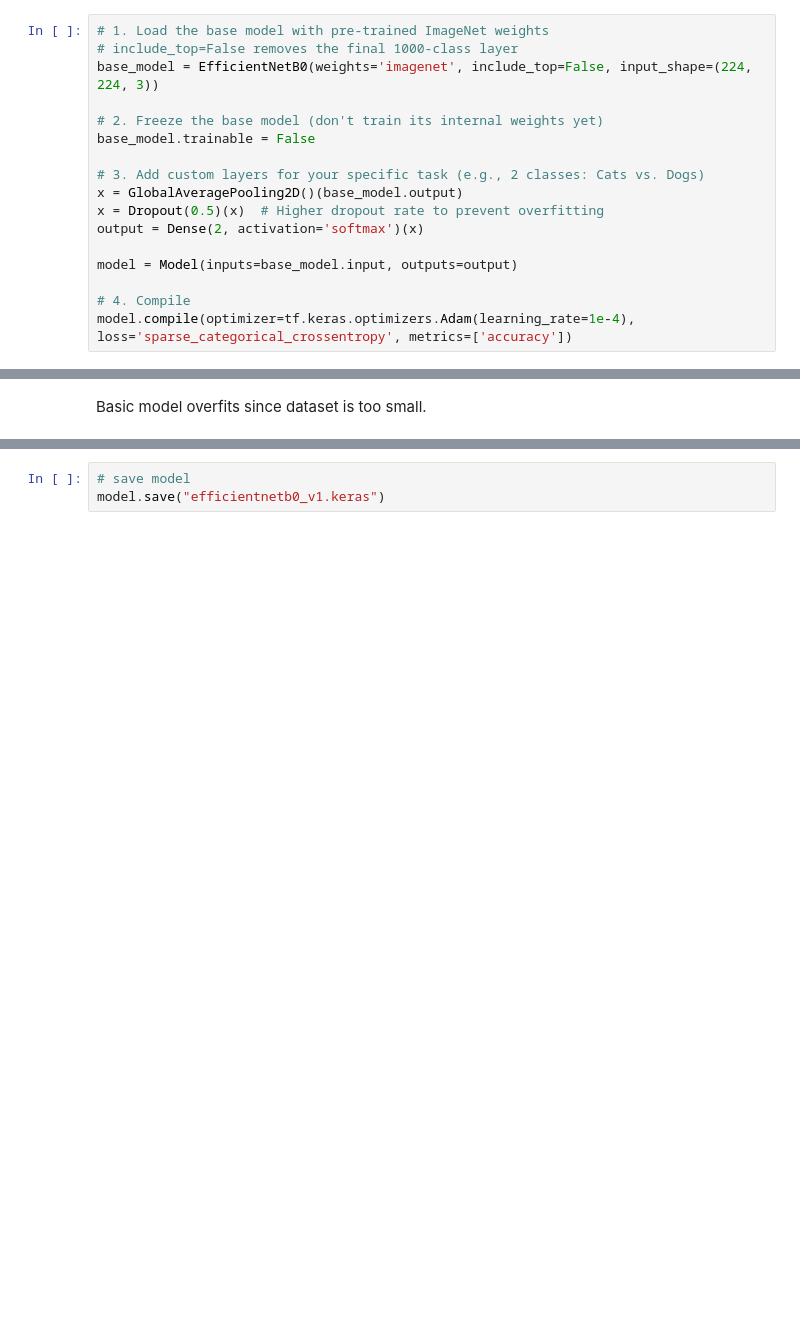
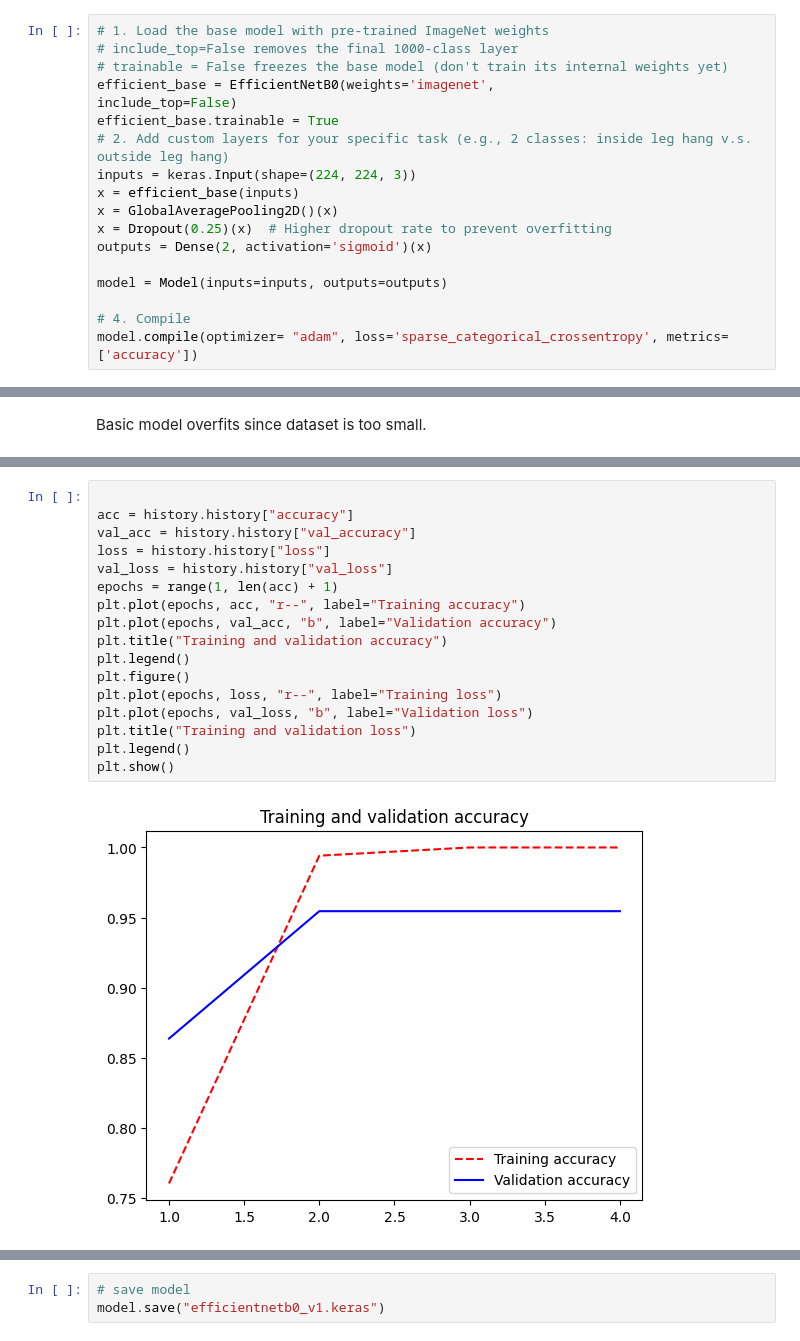
Before and after one commit to jqzhappyhours/pole-shape-classifier, a Jupyter notebook: model.ipynb, the cells around one changed output, grey strips where cells are left out. Saved outputs shown, nothing was run; the diff lists cells and outputs as text; blank space fills up the shorter version.

Commit message:
added more shapes

```diff
--- a/model.ipynb
+++ b/model.ipynb
@@ -68,17 +68,18 @@ plt.show()
 # %%
 # 1. Load the base model with pre-trained ImageNet weights
 # include_top=False removes the final 1000-class layer
-base_model = EfficientNetB0(weights='imagenet', include_top=False, input_shape=(224, 224, 3))
+# trainable = False freezes the base model (don't train its internal weights yet)
+efficient_base = EfficientNetB0(weights='imagenet',
+include_top=False)
+efficient_base.trainable = True
+# 2. Add custom layers for your specific task (e.g., 2 classes: inside leg hang v.s. outside leg hang)
+inputs = keras.Input(shape=(224, 224, 3))
+x = efficient_base(inputs)
+x = GlobalAveragePooling2D()(x)
+x = Dropout(0.25)(x)  # Higher dropout rate to prevent overfitting
+outputs = Dense(2, activation='sigmoid')(x)
 
-# 2. Freeze the base model (don't train its internal weights yet)
-base_model.trainable = False
-
-# 3. Add custom layers for your specific task (e.g., 2 classes: Cats vs. Dogs)
-x = GlobalAveragePooling2D()(base_model.output)
-x = Dropout(0.5)(x)  # Higher dropout rate to prevent overfitting
-output = Dense(2, activation='softmax')(x)
-
-model = Model(inputs=base_model.input, outputs=output)
+model = Model(inputs=inputs, outputs=outputs)
 
 # 4. Compile
-model.compile(optimizer=tf.keras.optimizers.Adam(learning_rate=1e-4), loss='sparse_categorical_crossentropy', metrics=['accuracy'])
+model.compile(optimizer= "adam", loss='sparse_categorical_crossentropy', metrics=['accuracy'])
@@ -154,0 +151,19 @@ misclassified: 0 / 191
+# %%
+
+acc = history.history["accuracy"]
+val_acc = history.history["val_accuracy"]
+loss = history.history["loss"]
+val_loss = history.history["val_loss"]
+epochs = range(1, len(acc) + 1)
+plt.plot(epochs, acc, "r--", label="Training accuracy")
+plt.plot(epochs, val_acc, "b", label="Validation accuracy")
+plt.title("Training and validation accuracy")
+plt.legend()
+plt.figure()
+plt.plot(epochs, loss, "r--", label="Training loss")
+plt.plot(epochs, val_loss, "b", label="Validation loss")
+plt.title("Training and validation loss")
+plt.legend()
+plt.show()
+# %% [output]
+[figure, added]
```
Also changed, not shown: parts of 12 cells of this notebook, 2 other files.
